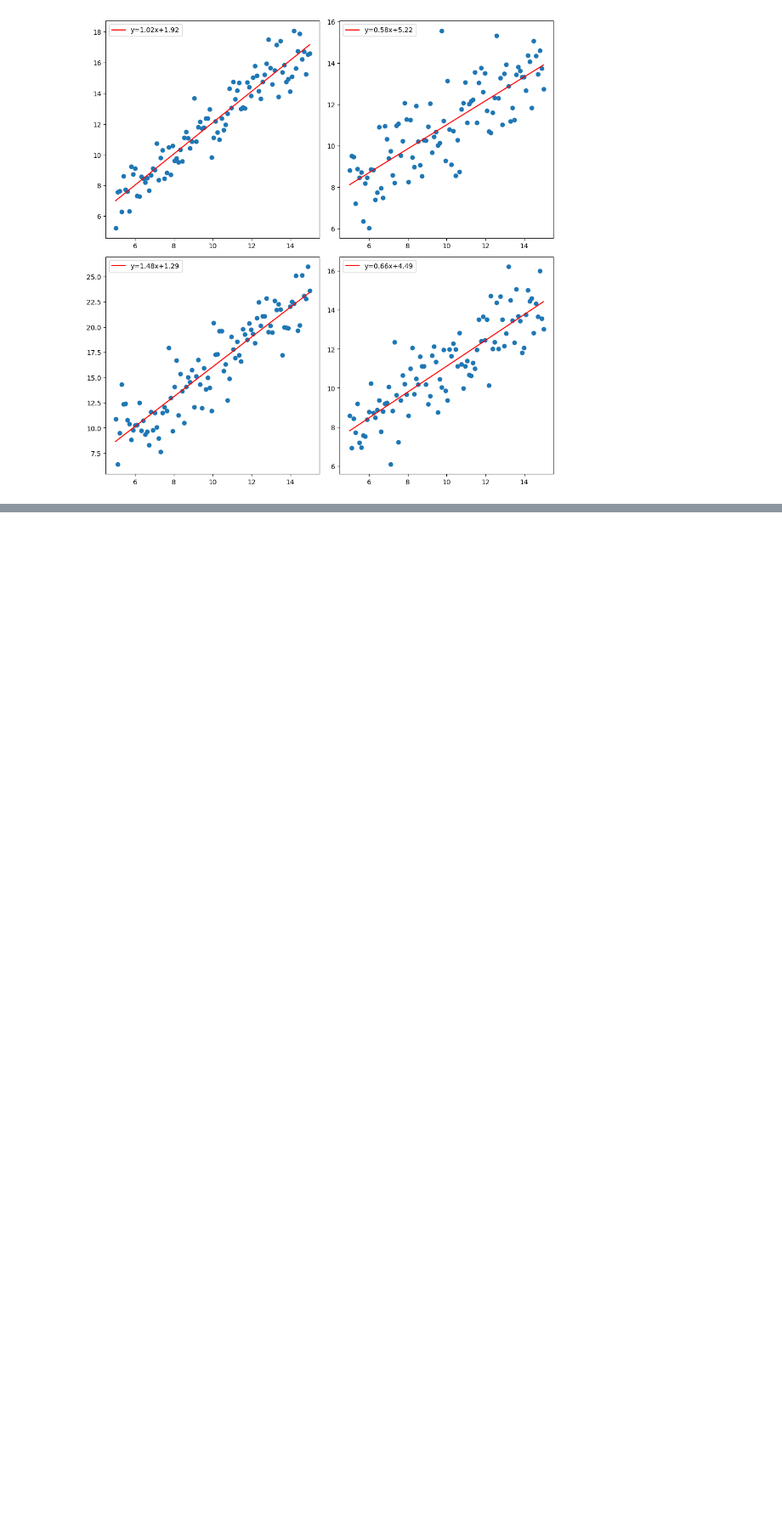
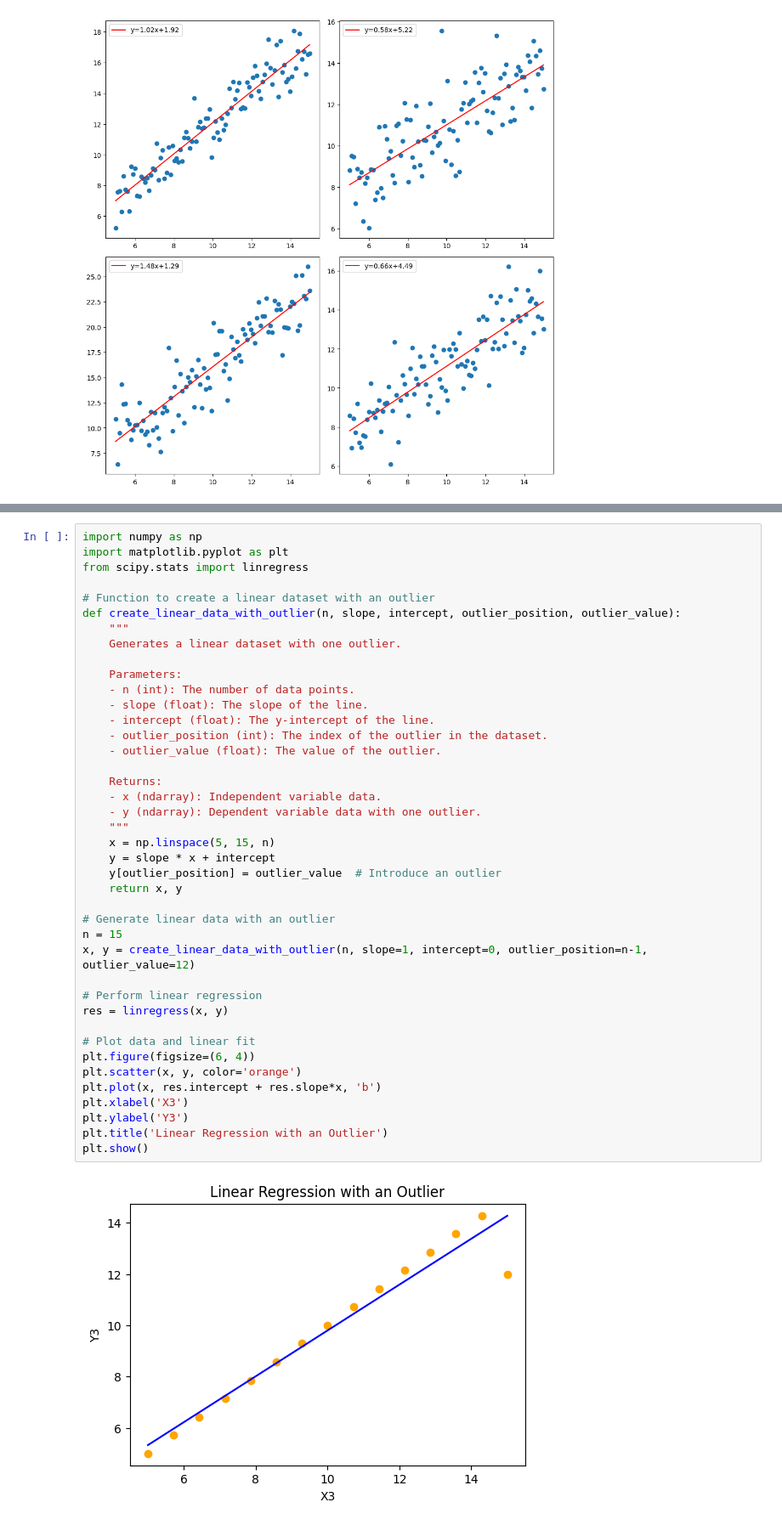
Before and after one commit to camclarke11/FYP, a Jupyter notebook: generalfitting.ipynb, the cells around one changed output, grey strips where cells are left out. Shown at 85% size. Saved outputs shown, nothing was run; the diff lists cells and outputs as text; blank space fills up the shorter version.

```diff
--- a/generalfitting.ipynb
+++ b/generalfitting.ipynb
@@ -84,0 +85,43 @@ plt.show()
+# %%
+import numpy as np
+import matplotlib.pyplot as plt
+from scipy.stats import linregress
+
+# Function to create a linear dataset with an outlier
+def create_linear_data_with_outlier(n, slope, intercept, outlier_position, outlier_value):
+    """
+    Generates a linear dataset with one outlier.
+
+    Parameters:
+    - n (int): The number of data points.
+    - slope (float): The slope of the line.
+    - intercept (float): The y-intercept of the line.
+    - outlier_position (int): The index of the outlier in the dataset.
+    - outlier_value (float): The value of the outlier.
+
+    Returns:
+    - x (ndarray): Independent variable data.
+    - y (ndarray): Dependent variable data with one outlier.
+    """
+    x = np.linspace(5, 15, n)
+    y = slope * x + intercept
+    y[outlier_position] = outlier_value  # Introduce an outlier
+    return x, y
+
+# Generate linear data with an outlier
+n = 15
+x, y = create_linear_data_with_outlier(n, slope=1, intercept=0, outlier_position=n-1, outlier_value=12)
+
+# Perform linear regression
+res = linregress(x, y)
+
+# Plot data and linear fit
+plt.figure(figsize=(6, 4))
+plt.scatter(x, y, color='orange')
+plt.plot(x, res.intercept + res.slope*x, 'b')
+plt.xlabel('X3')
+plt.ylabel('Y3')
+plt.title('Linear Regression with an Outlier')
+plt.show()
+# %% [output]
+[figure, added]
```
Also changed, not shown: parts of 2 cells of this notebook.
